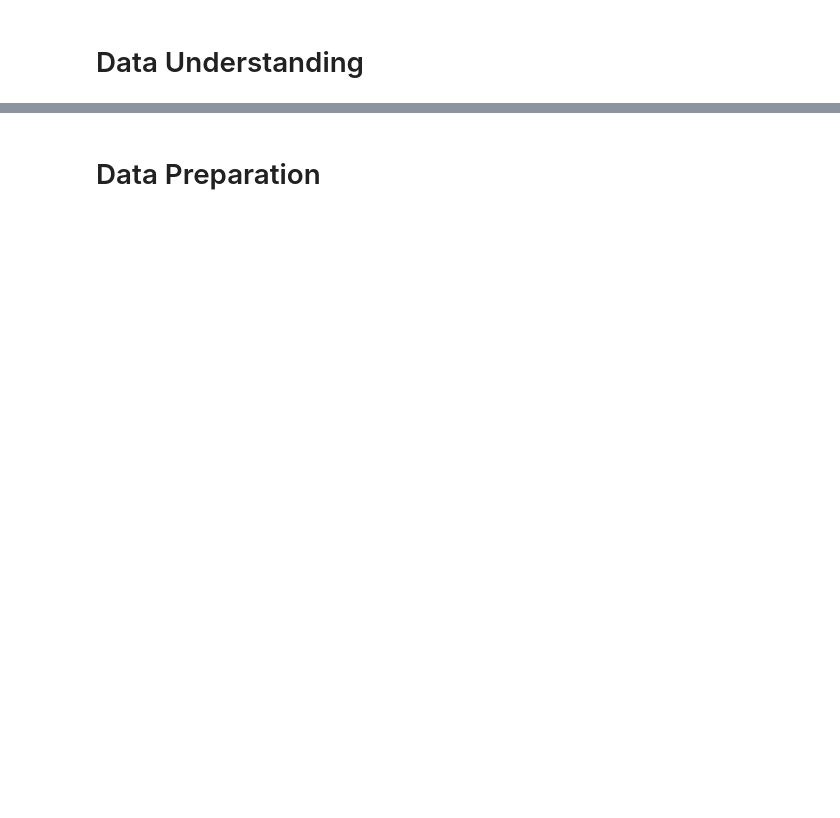
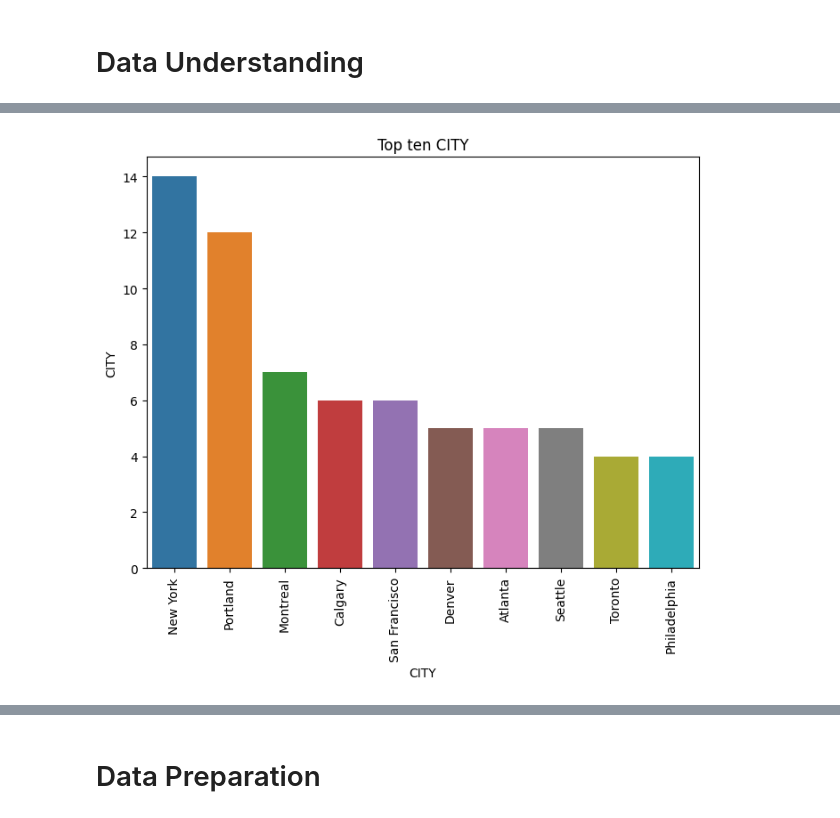
Before and after one commit to Ruswantomo/DataPasien, a Jupyter notebook: Ruswantomo_118_C2_Posttest_2.ipynb, the cells around one changed output, grey strips where cells are left out. Saved outputs shown, nothing was run; the diff lists cells and outputs as text; code cells hidden in the pictures; blank space fills up the shorter version.

```diff
--- a/Ruswantomo_118_C2_Posttest_2.ipynb
+++ b/Ruswantomo_118_C2_Posttest_2.ipynb
@@ -381,0 +467,12 @@ df3.describe()
+# %%
+country_count = Counter(df['CITY'].dropna().tolist()).most_common(10)
+country_idx = [country[0] for country in country_count]
+country_val = [country[1] for country in country_count]
+fig,ax = plt.subplots(figsize=(8,6))
+sns.barplot(x = country_idx,y=country_val ,ax =ax)
+plt.title('Top ten CITY')
+plt.xlabel('CITY')
+plt.ylabel('CITY')
+ticks = plt.setp(ax.get_xticklabels(),rotation=90)
+# %% [output]
+[figure, added]
```
Also changed, not shown: parts of 35 cells of this notebook.
